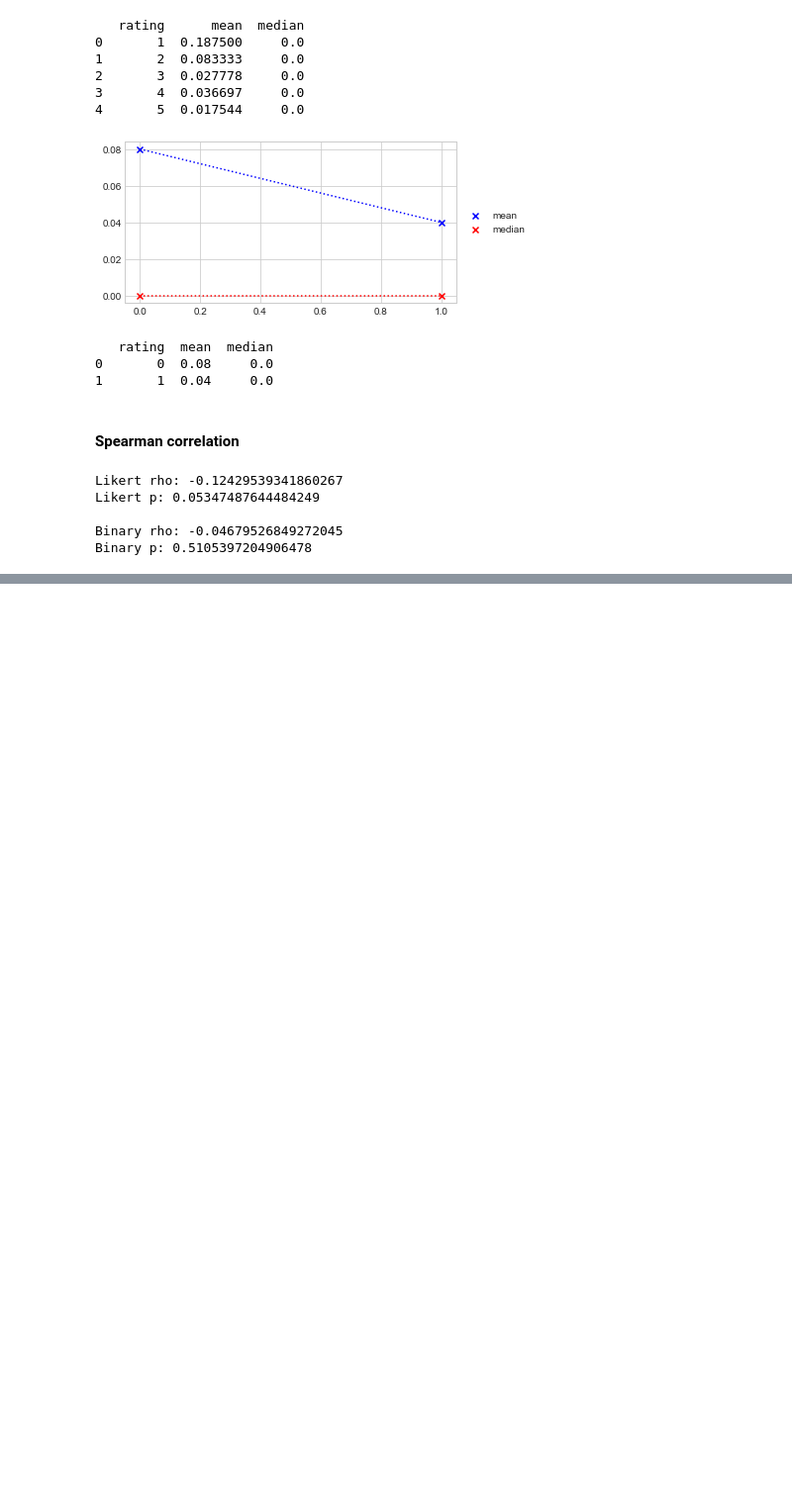
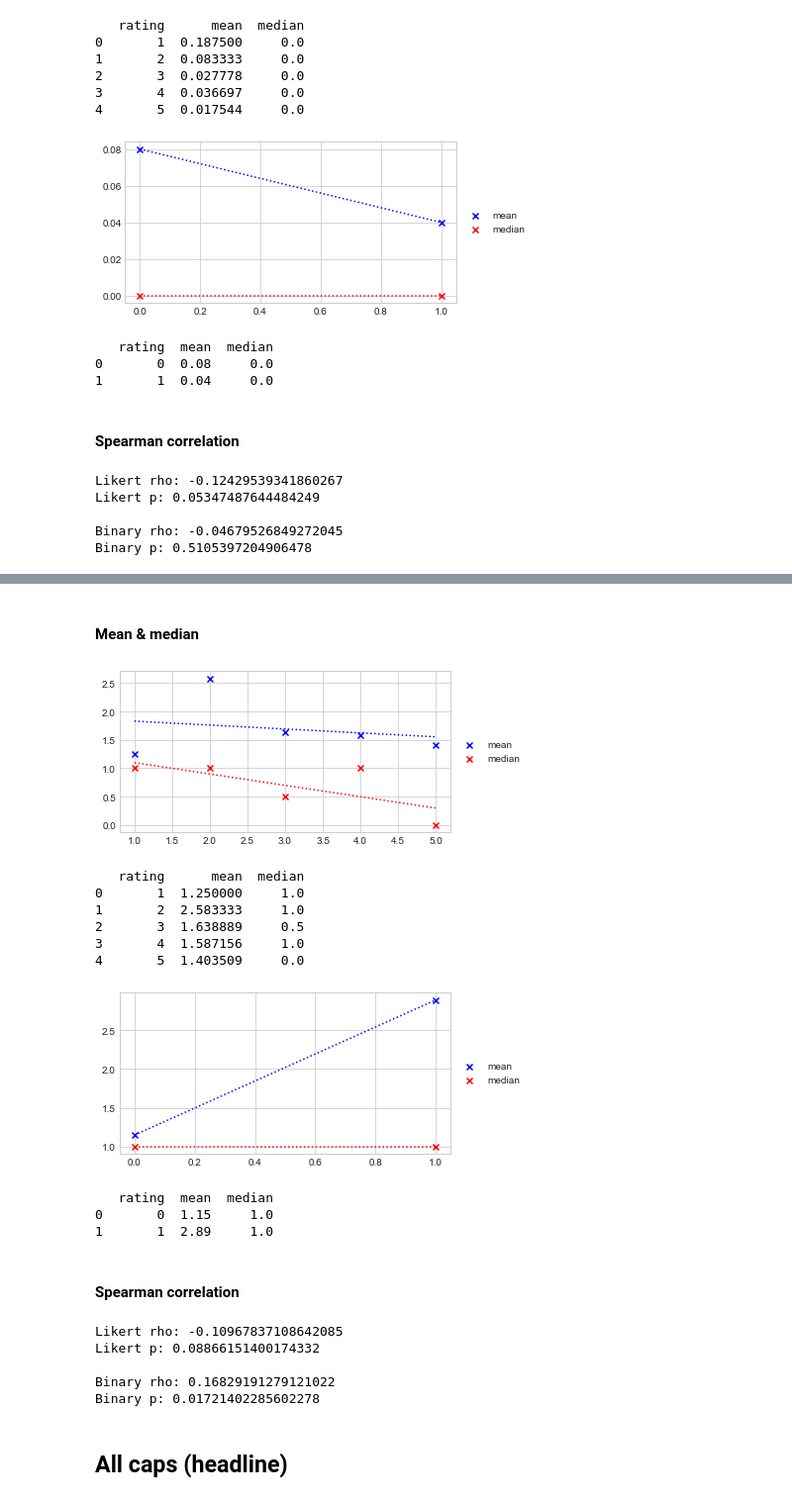
Before and after one commit to lvap/alpaca, a Jupyter notebook: analysis/signal_analysis.ipynb, the cells around one changed output, grey strips where cells are left out. Shown at 99% size. Saved outputs shown, nothing was run; the diff lists cells and outputs as text; code cells hidden in the pictures; blank space fills up the shorter version.

```diff
--- a/analysis/signal_analysis.ipynb
+++ b/analysis/signal_analysis.ipynb
@@ -968,0 +996,68 @@ Binary p: 0.5105397204906478
+# %% [markdown]
+#### Mean & median
+# %%
+likert_means = [likert_df[likert_df.rating_bin == rating][signal].mean() for rating in [1, 2, 3, 4, 5]]
+likert_medians = [likert_df[likert_df.rating_bin == rating][signal].median() for rating in [1, 2, 3, 4, 5]]
+binary_means = [binary_df[binary_df.rating == rating][signal].mean() for rating in [0, 1]]
+binary_medians = [binary_df[binary_df.rating == rating][signal].median() for rating in [0, 1]]
+
+likert_table = pd.DataFrame({"rating": [1, 2, 3, 4, 5], "mean": likert_means, "median": likert_medians})
+binary_table = pd.DataFrame({"rating": [0, 1], "mean": binary_means, "median": binary_medians})
+
+# plot for likert ratings
+plt.figure(figsize=(6, 3))
+plt.scatter(likert_table["rating"], likert_table["mean"], c="b", marker="x", label="mean")
+plt.scatter(likert_table["rating"], likert_table["median"], c="r", marker="x", label="median")
+
+# trend line
+lp_means = np.poly1d(np.polyfit(likert_table["rating"], likert_table["mean"], 1))
+lp_medians = np.poly1d(np.polyfit(likert_table["rating"], likert_table["median"], 1))
+plt.plot(likert_table["rating"], lp_means(likert_table["rating"]), "b:")
+plt.plot(likert_table["rating"], lp_medians(likert_table["rating"]), "r:")
+
+plt.legend(bbox_to_anchor=(1, 0.5), loc="center left")
+plt.show()
+print(likert_table)
+
+# plot for binary ratings
+plt.figure(figsize=(6, 3))
+plt.scatter(binary_table["rating"], binary_table["mean"], c="b", marker="x", label="mean")
+plt.scatter(binary_table["rating"], binary_table["median"], c="r", marker="x", label="median")
+
+# trend line
+bp_means = np.poly1d(np.polyfit(binary_table["rating"], binary_table["mean"], 1))
+bp_medians = np.poly1d(np.polyfit(binary_table["rating"], binary_table["median"], 1))
+plt.plot(binary_table["rating"], bp_means(binary_table["rating"]), "b:")
+plt.plot(binary_table["rating"], bp_medians(binary_table["rating"]), "r:")
+
+plt.legend(bbox_to_anchor=(1, 0.5), loc="center left")
+plt.show()
+print(binary_table)
+# %% [output]
+[figure, added]
+   rating      mean  median
+0       1  1.250000     1.0
+1       2  2.583333     1.0
+2       3  1.638889     0.5
+3       4  1.587156     1.0
+4       5  1.403509     0.0
+[figure, added]
+   rating  mean  median
+0       0  1.15     1.0
+1       1  2.89     1.0
+# %% [markdown]
+#### Spearman correlation
+# %%
+likert_rho, likert_p = spearmanr(likert_df[signal], likert_df["rating"])
+binary_rho, binary_p = spearmanr(binary_df[signal], binary_df["rating"])
+
+print("Likert rho: " + str(likert_rho) + "\nLikert p: " + str(likert_p) + "\n")
+print("Binary rho: " + str(binary_rho) + "\nBinary p: " + str(binary_p))
+# %% [output]
+Likert rho: -0.10967837108642085
+Likert p: 0.08866151400174332
+
+Binary rho: 0.16829191279121022
+Binary p: 0.01721402285602278
+# %% [markdown]
+## All caps (headline)
```
Also changed, not shown: parts of 29 cells of this notebook, 9 other files.
